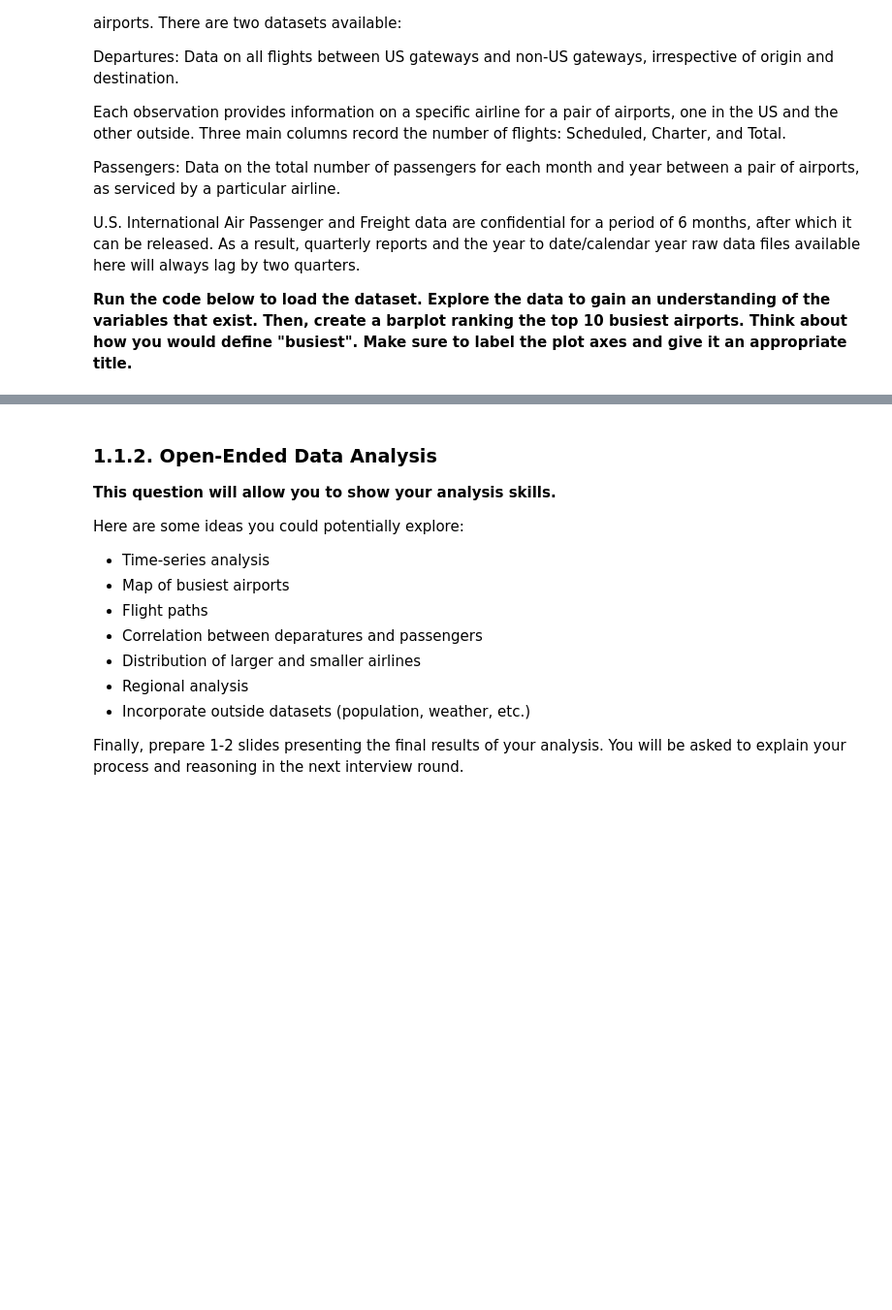
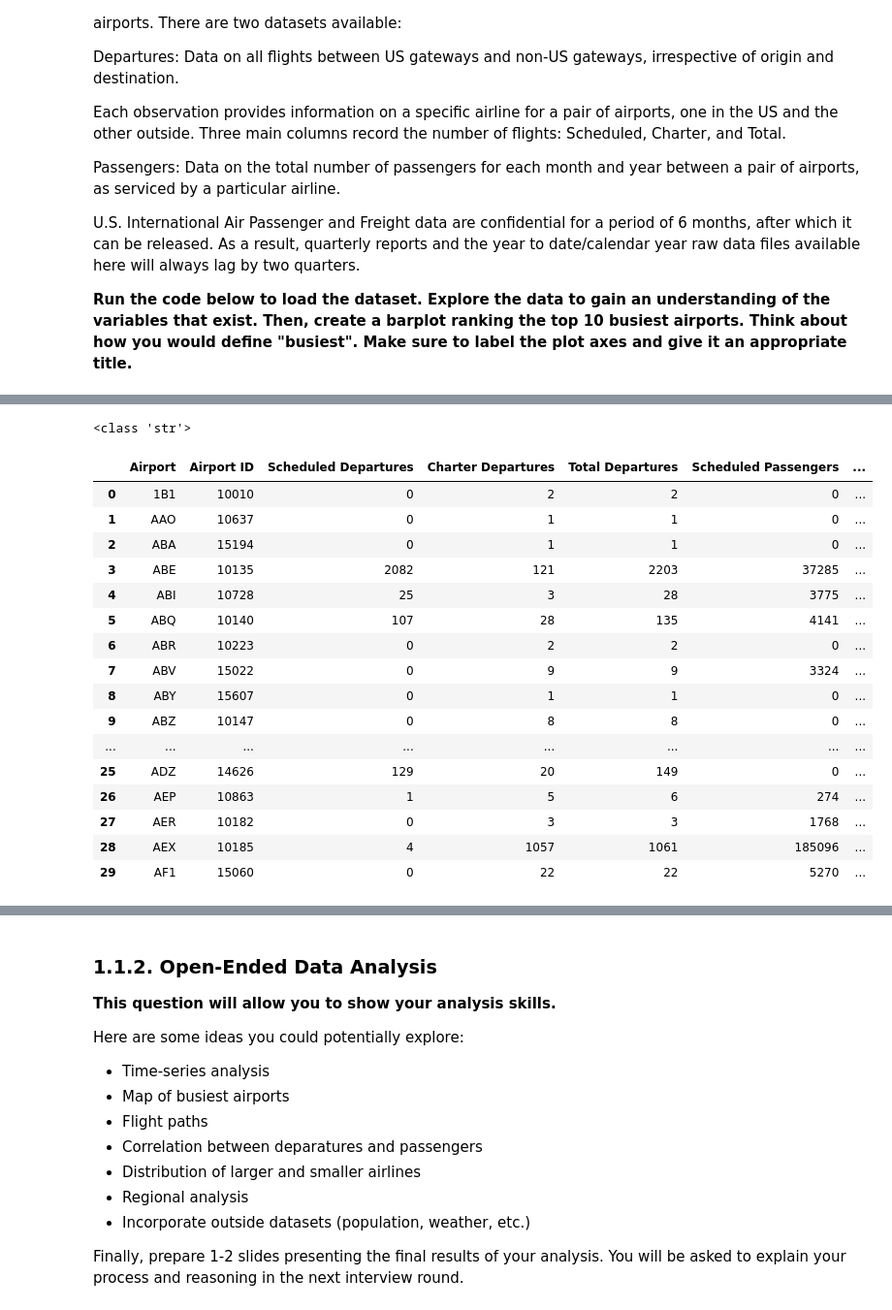
Before and after one commit to Freddy-Y/HDAG-Technical-Deliverable, a Jupyter notebook: F25_HDAG_Deliverable_Case_Team_Analyst.ipynb, the cells around one changed output, grey strips where cells are left out. Shown at 97% size. Drawn from its saved outputs; the diff is of its cells as text; code cells hidden in the pictures; blank space fills up the shorter version.

```diff
--- a/F25_HDAG_Deliverable_Case_Team_Analyst.ipynb
+++ b/F25_HDAG_Deliverable_Case_Team_Analyst.ipynb
@@ -286,0 +70,76 @@ for row_index in range(len(departure_data)):
+# %%
+#TODO: Create top 10 busiest airports barplot.
+passengers_data.head()
+# %% [output]
+<class 'str'>
+# %%
+busiest_airports = pd.DataFrame(
+    columns=["Airport", "Airport ID", "Scheduled Departures", "Charter Departures", "Total Departures", "Scheduled Passengers", "Charter Passengers", "Total Passengers"])
+
+busiest_airports = busiest_airports.astype({
+    "Airport": "string",
+    "Airport ID": "string",
+    "Scheduled Departures": "int64",
+    "Charter Departures": "int64",
+    "Total Departures": "int64",
+    "Scheduled Passengers": "int64",
+    "Charter Passengers": "int64",
+    "Total Passengers": "int64"})
+
+busiest_airports["Airport"] = pd.concat([
+    departure_data["usg_apt"].drop_duplicates(),
+    departure_data["fg_apt"].drop_duplicates()]).reset_index(drop=True)
+
+busiest_airports["Airport ID"] = pd.concat([
+    departure_data["usg_apt_id"].drop_duplicates(),
+    departure_data["fg_apt_id"].drop_duplicates()]).reset_index(drop=True)
+
+busiest_airports = busiest_airports.sort_values(by="Airport", axis=0, ascending=True, ignore_index=True)
+
+departure_us_scheduled_summary = departure_data.groupby("usg_apt", as_index=False)["Scheduled"].sum()
+departure_f_scheduled_summary = departure_data.groupby("fg_apt", as_index=False)["Scheduled"].sum().rename(columns={'fg_apt': 'usg_apt'})
+busiest_airports["Scheduled Departures"] = pd.concat([departure_us_scheduled_summary, departure_f_scheduled_summary]).sort_values(by="usg_apt", axis=0, ascending=True, ignore_index=True)["Scheduled"]
+
+departure_us_charter_summary = departure_data.groupby("usg_apt", as_index=False)["Charter"].sum()
+departure_f_charter_summary = departure_data.groupby("fg_apt", as_index=False)["Charter"].sum().rename(columns={'fg_apt': 'usg_apt'})
+busiest_airports["Charter Departures"] = pd.concat([departure_us_charter_summary, departure_f_charter_summary]).sort_values(by="usg_apt", axis=0, ascending=True, ignore_index=True)["Charter"]
+
+departure_us_total_summary = departure_data.groupby("usg_apt", as_index=False)["Total"].sum()
+departure_f_total_summary = departure_data.groupby("fg_apt", as_index=False)["Total"].sum().rename(columns={'fg_apt': 'usg_apt'})
+busiest_airports["Total Departures"] = pd.concat([departure_us_total_summary, departure_f_total_summary]).sort_values(by="usg_apt", axis=0, ascending=True, ignore_index=True)["Total"]
+
+
+passengers_us_scheduled_summary = passengers_data.groupby("usg_apt", as_index=False)["Scheduled"].sum()
+passengers_f_scheduled_summary = passengers_data.groupby("fg_apt", as_index=False)["Scheduled"].sum().rename(columns={'fg_apt': 'usg_apt'})
+busiest_airports["Scheduled Passengers"] = pd.concat([passengers_us_scheduled_summary, passengers_f_scheduled_summary]).sort_values(by="usg_apt", axis=0, ascending=True, ignore_index=True)["Scheduled"]
+
+passengers_us_charter_summary = passengers_data.groupby("usg_apt", as_index=False)["Charter"].sum()
+passengers_f_charter_summary = passengers_data.groupby("fg_apt", as_index=False)["Charter"].sum().rename(columns={'fg_apt': 'usg_apt'})
+busiest_airports["Charter Passengers"] = pd.concat([passengers_us_charter_summary, passengers_f_charter_summary]).sort_values(by="usg_apt", axis=0, ascending=True, ignore_index=True)["Charter"]
+
+passengers_us_total_summary = passengers_data.groupby("usg_apt", as_index=False)["Total"].sum()
+passengers_f_total_summary = passengers_data.groupby("fg_apt", as_index=False)["Total"].sum().rename(columns={'fg_apt': 'usg_apt'})
+busiest_airports["Total Passengers"] = pd.concat([passengers_us_total_summary, passengers_f_total_summary]).sort_values(by="usg_apt", axis=0, ascending=True, ignore_index=True)["Total"]
+
+for col in busiest_airports.select_dtypes(include="float"):
+    busiest_airports[col] = busiest_airports[col].astype("Int64")
+
+busiest_airports.head(30)
+# %% [output]
+|  | Airport | Airport ID | Scheduled Departures | Charter Departures | Total Departures | Scheduled Passengers | ... |
+| 0 | 1B1 | 10010 | 0 | 2 | 2 | 0 | ... |
+| 1 | AAO | 10637 | 0 | 1 | 1 | 0 | ... |
+| 2 | ABA | 15194 | 0 | 1 | 1 | 0 | ... |
+| 3 | ABE | 10135 | 2082 | 121 | 2203 | 37285 | ... |
+| 4 | ABI | 10728 | 25 | 3 | 28 | 3775 | ... |
+| 5 | ABQ | 10140 | 107 | 28 | 135 | 4141 | ... |
+| 6 | ABR | 10223 | 0 | 2 | 2 | 0 | ... |
+| 7 | ABV | 15022 | 0 | 9 | 9 | 3324 | ... |
+| 8 | ABY | 15607 | 0 | 1 | 1 | 0 | ... |
+| 9 | ABZ | 10147 | 0 | 8 | 8 | 0 | ... |
+| ... | ... | ... | ... | ... | ... | ... | ... |
+| 25 | ADZ | 14626 | 129 | 20 | 149 | 0 | ... |
+| 26 | AEP | 10863 | 1 | 5 | 6 | 274 | ... |
+| 27 | AER | 10182 | 0 | 3 | 3 | 1768 | ... |
+| 28 | AEX | 10185 | 4 | 1057 | 1061 | 185096 | ... |
+| 29 | AF1 | 15060 | 0 | 22 | 22 | 5270 | ... |
```
Also changed, not shown: parts of 8 cells of this notebook.
